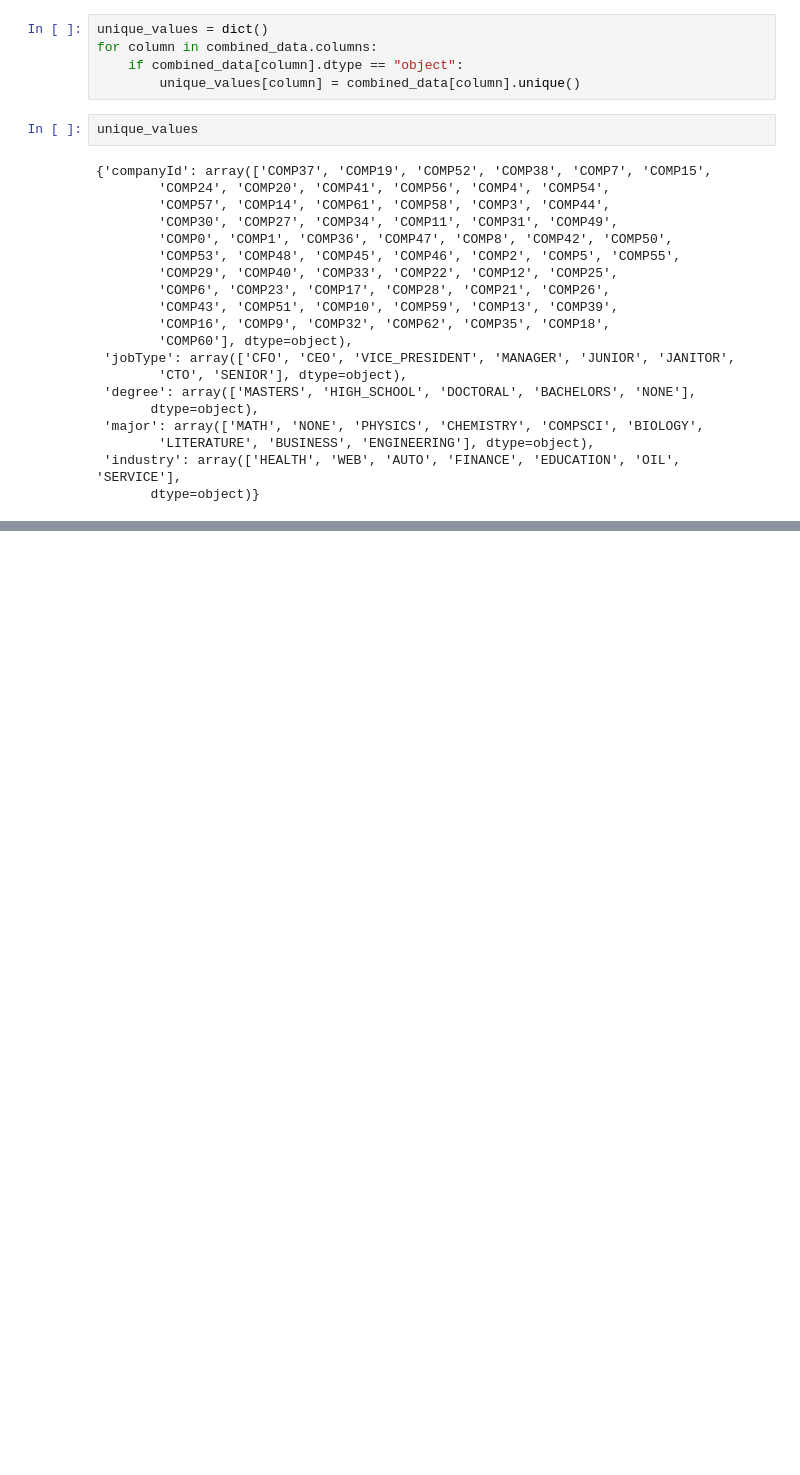
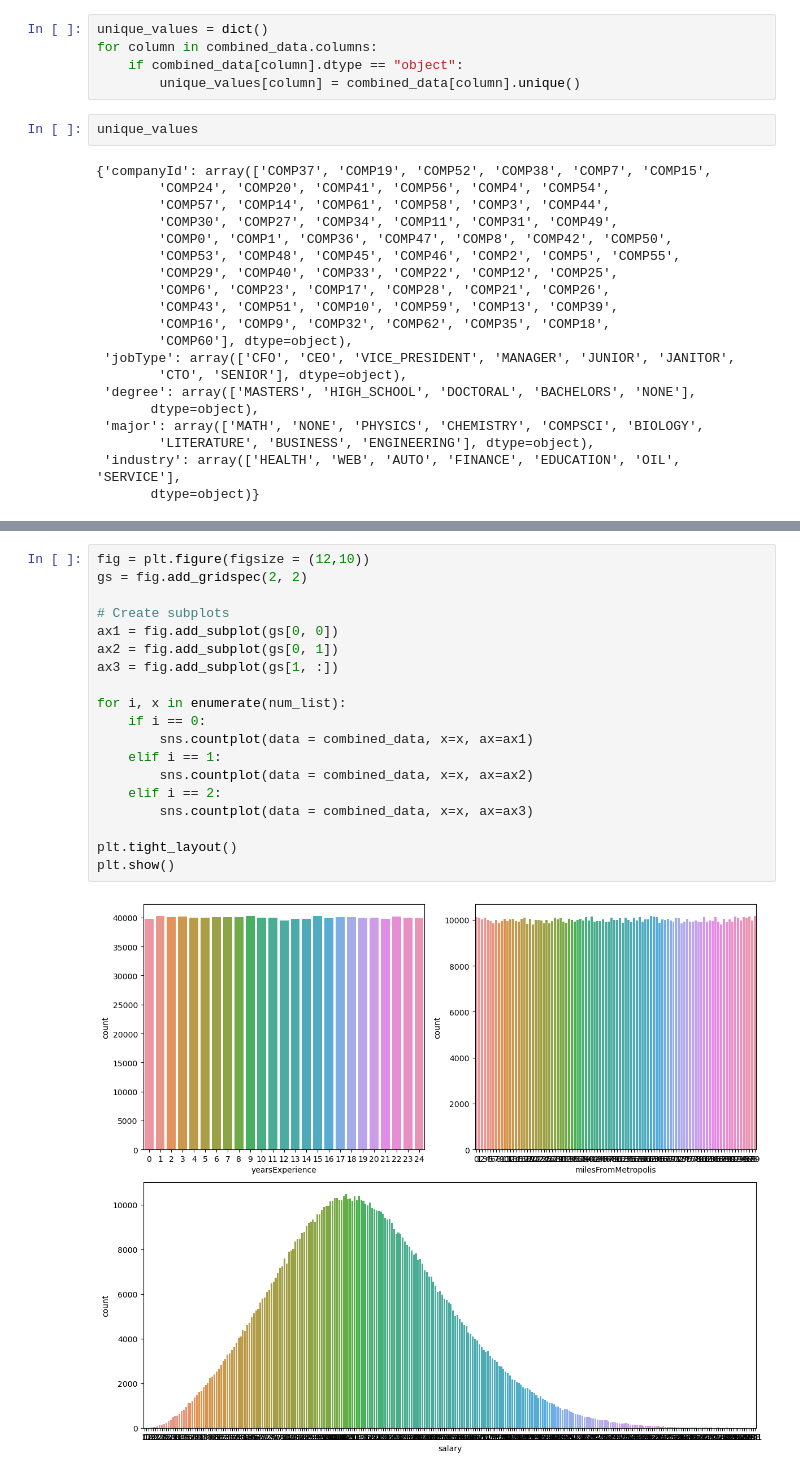
Before and after one commit to shubhankar567/Employee_Attrition_System, a Jupyter notebook: notebooks/EDA.ipynb, the cells around one changed output, grey strips where cells are left out. Cells and saved outputs as stored; diff of their text form; blank space fills up the shorter version.

```diff
--- a/notebooks/EDA.ipynb
+++ b/notebooks/EDA.ipynb
@@ -67,0 +231,21 @@ unique_values
+# %%
+fig = plt.figure(figsize = (12,10))
+gs = fig.add_gridspec(2, 2)
+
+# Create subplots
+ax1 = fig.add_subplot(gs[0, 0])
+ax2 = fig.add_subplot(gs[0, 1])
+ax3 = fig.add_subplot(gs[1, :])
+
+for i, x in enumerate(num_list):
+    if i == 0:
+        sns.countplot(data = combined_data, x=x, ax=ax1)
+    elif i == 1:
+        sns.countplot(data = combined_data, x=x, ax=ax2)
+    elif i == 2:
+        sns.countplot(data = combined_data, x=x, ax=ax3)
+
+plt.tight_layout()
+plt.show()
+# %% [output]
+[figure, added]
```
Also changed, not shown: parts of 28 cells of this notebook, 1 other file.
